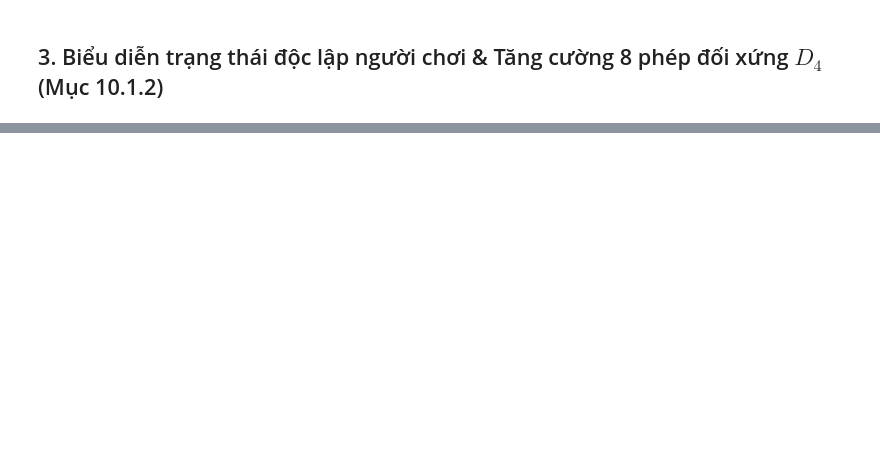
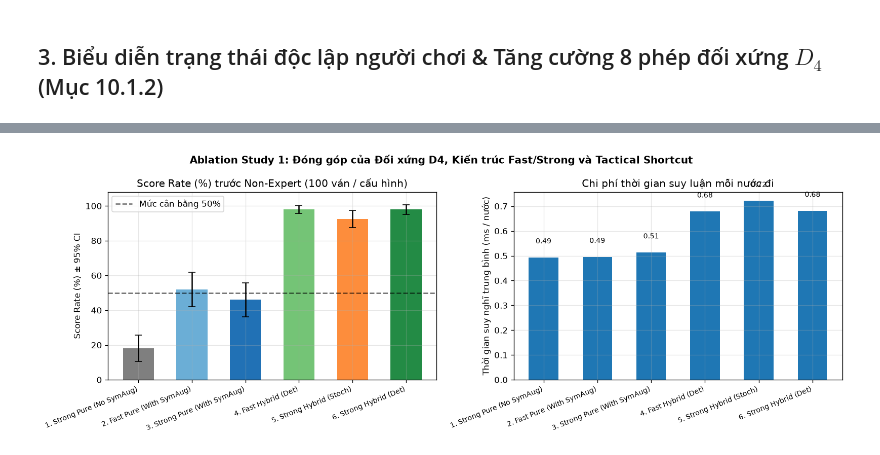
Before and after one commit to SGU-2627-PBL-AdvancedAI/caro_ai_11x11, a Jupyter notebook: notebooks/04_cnn_policy_analysis.ipynb, the cells around one changed output, grey strips where cells are left out. Drawn from its saved outputs; the diff is of its cells as text; code cells hidden in the pictures; blank space fills up the shorter version.

```diff
--- a/notebooks/04_cnn_policy_analysis.ipynb
+++ b/notebooks/04_cnn_policy_analysis.ipynb
@@ -484,0 +673,77 @@ Sử dụng trực tiếp hàm `run_matchup()` và `play_game()` đã định ng
+# %%
+ablation_configs = [
+    (
+        "1. Strong Pure (No SymAug)",
+        lambda s: CNNAgent(name="Strong Pure (No SymAug)", model_type="strong", model_path=noaug_ckpt_path, deterministic=True, use_tactical_shortcut=False, use_mix_mcts=False, seed=s),
+    ),
+    (
+        "2. Fast Pure (With SymAug)",
+        lambda s: CNNAgent(name="Fast Pure (With SymAug)", model_type="fast", model_path=fast_ckpt_path, deterministic=True, use_tactical_shortcut=False, use_mix_mcts=False, seed=s),
+    ),
+    (
+        "3. Strong Pure (With SymAug)",
+        lambda s: CNNAgent(name="Strong Pure (With SymAug)", model_type="strong", model_path=strong_ckpt_path, deterministic=True, use_tactical_shortcut=False, use_mix_mcts=False, seed=s),
+    ),
+    (
+        "4. Fast Hybrid (Det)",
+        lambda s: CNNAgent(name="Fast Hybrid (Det)", model_type="fast", model_path=fast_ckpt_path, deterministic=True, use_tactical_shortcut=True, use_mix_mcts=False, seed=s),
+    ),
+    (
+        "5. Strong Hybrid (Stoch)",
+        lambda s: CNNAgent(name="Strong Hybrid (Stoch)", model_type="strong", model_path=strong_ckpt_path, deterministic=False, temperature=0.75, use_tactical_shortcut=True, use_mix_mcts=False, seed=s),
+    ),
+    (
+        "6. Strong Hybrid (Det)",
+        lambda s: CNNAgent(name="Strong Hybrid (Det)", model_type="strong", model_path=strong_ckpt_path, deterministic=True, use_tactical_shortcut=True, use_mix_mcts=False, seed=s),
+    ),
+]
+
+ablation1_rows = []
+for cfg_name, factory_fn in ablation_configs:
+    rows_cfg = run_matchup(
+        factory_a=factory_fn,
+        factory_b=lambda s: NonExpertBaselineAgent(random_prob=0.5, seed=s, name="Non-Expert (50%)"),
+        games=GAMES_PER_MATCHUP,
+        board_size=BOARD_SIZE,
+        win_length=WIN_LENGTH,
+        seed=SEED,
+    )
+    summary_cfg = summarize_matchup_rows(cfg_name, rows_cfg)
+    ablation1_rows.append(summary_cfg)
+    print(
+        f"{cfg_name:28s} | W/D/L = {summary_cfg['A Wins']:2d}/{summary_cfg['Draws']:2d}/{summary_cfg['B Wins']:2d} | "
+        f"Score = {summary_cfg['Score Rate (%)']:5.1f}% ± {summary_cfg['CI95 (±%)']:4.1f}% | "
+        f"Time = {summary_cfg['Avg Time A (ms)']:.2f} ms"
+    )
+
+ablation1_df = pd.DataFrame(ablation1_rows)
+ablation1_df.to_csv(TABLE_DIR / "04_table_ablation_architecture.csv", index=False, encoding="utf-8-sig")
+display(ablation1_df)
+
+fig, (ax1, ax2) = plt.subplots(1, 2, figsize=(13.5, 4.8))
+x_idx = np.arange(len(ablation1_df))
+labels_ab1 = ablation1_df["Configuration"]
+
+ax1.bar(x_idx, ablation1_df["Score Rate (%)"], yerr=ablation1_df["CI95 (±%)"], capsize=4, color=["#7f7f7f", "#6baed6", "#2171b5", "#74c476", "#fd8d3c", "#238b45"], width=0.58)
+ax1.axhline(50.0, color="black", linestyle="--", alpha=0.6, label="Mức cân bằng 50%")
+ax1.set_xticks(x_idx)
+ax1.set_xticklabels(labels_ab1, rotation=22, ha="right", fontsize=8.5)
+ax1.set_ylabel("Score Rate (%) ± 95% CI")
+ax1.set_ylim(0, 108)
+ax1.set_title("Score Rate (%) trước Non-Expert (100 ván / cấu hình)")
+ax1.legend()
+
+bars_t = ax2.bar(x_idx, ablation1_df["Avg Time A (ms)"], color="#1f77b4", width=0.55)
+ax2.set_xticks(x_idx)
+ax2.set_xticklabels(labels_ab1, rotation=22, ha="right", fontsize=8.5)
+ax2.set_ylabel("Thời gian suy nghĩ trung bình (ms / nước)")
+ax2.set_title("Chi phí thời gian suy luận mỗi nước đi")
+for b in bars_t:
+    h = b.get_height()
+    ax2.text(b.get_x() + b.get_width() / 2, h + 0.05, f"{h:.2f}", ha="center", va="bottom", fontsize=8.5)
+
+fig.suptitle("Ablation Study 1: Đóng góp của Đối xứng D4, Kiến trúc Fast/Strong và Tactical Shortcut", fontsize=12, fontweight="bold")
+fig.tight_layout()
+fig.savefig(CHART_DIR / "04_fig_ablation_architecture.png", bbox_inches="tight")
+plt.show()
+# %% [output]
@@ -484,0 +763 @@ Sử dụng trực tiếp hàm `run_matchup()` và `play_game()` đã định ng
+[figure, added]
```
Also changed, not shown: parts of 32 cells of this notebook, 33 other files.
